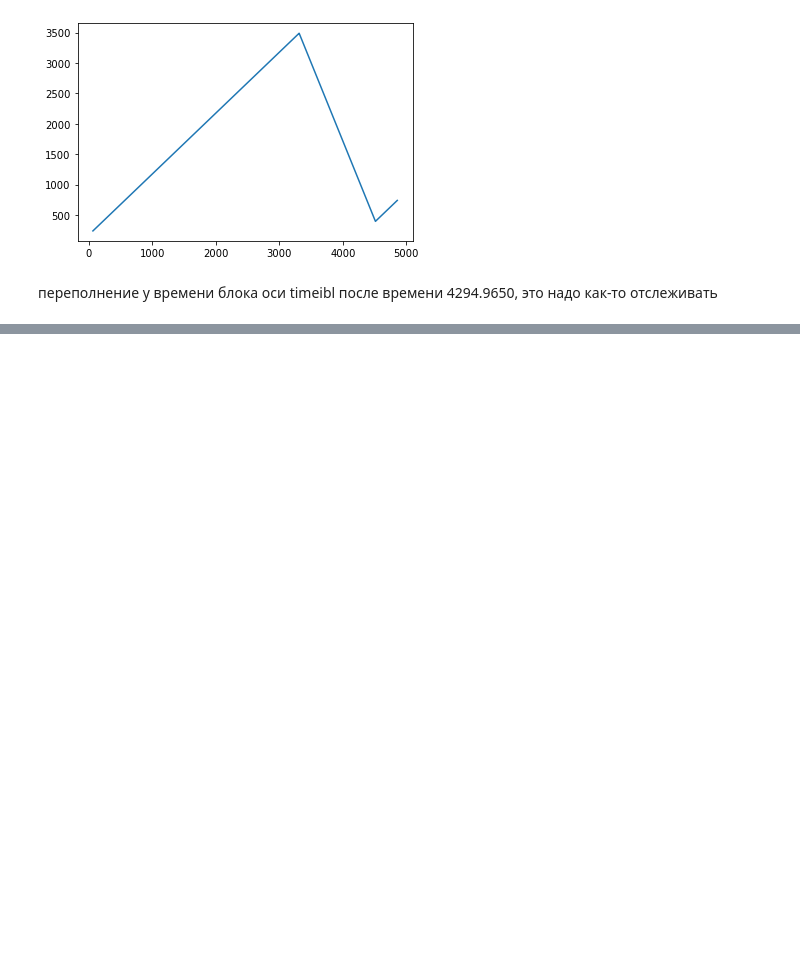
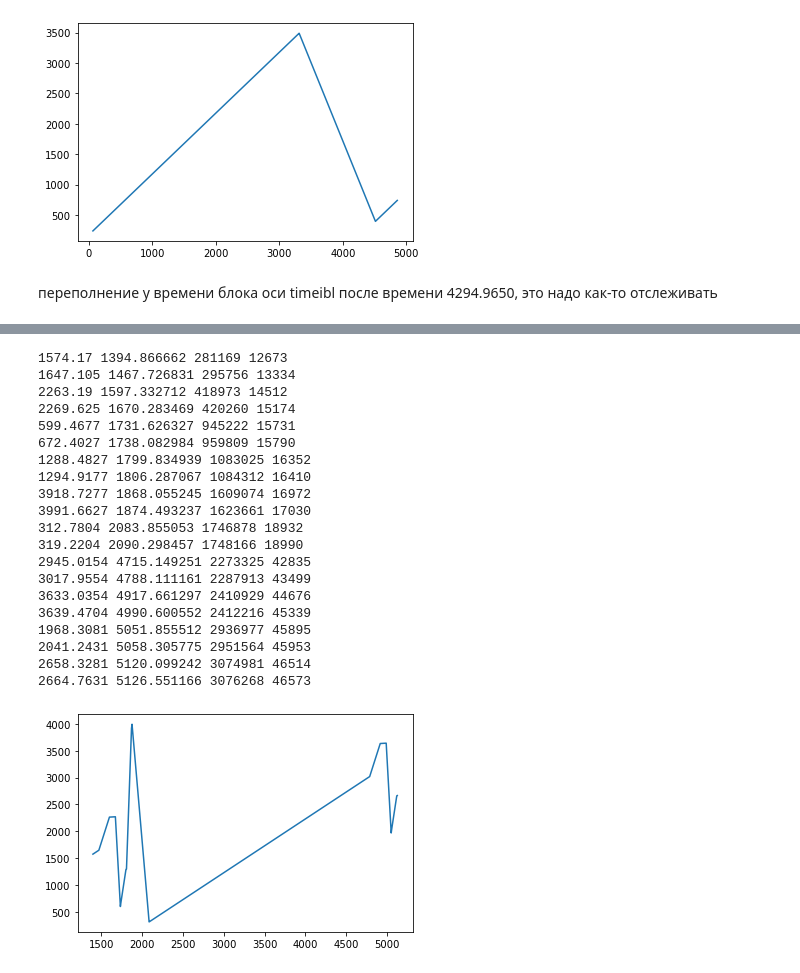
Before and after one commit to lubluchipsy/calibrovka, a Jupyter notebook: времена.ipynb, the cells around one changed output, grey strips where cells are left out. Saved outputs shown, nothing was run; the diff lists cells and outputs as text; code cells hidden in the pictures; blank space fills up the shorter version.

```diff
--- a/времена.ipynb
+++ b/времена.ipynb
@@ -205,0 +193,2 @@ plt.plot(time1, timeibl)
+# %%
+points2 = find_points(omegaX_ibl, omega_2, 10, 1000)  #limit нужно ставить больше 500, потому что там неортогональности от z
@@ -205,0 +208,33 @@ plt.plot(time1, timeibl)
+# %%
+timeibl2 = []
+time2 = []
+for i in range(len(points2)):
+    timeibl2.append(time_ibl[points2[i][0]])
+    time2.append(time_2[points2[i][1]])
+    print(time_ibl[points2[i][0]], time_2[points2[i][1]], points2[i][0], points2[i][11])
+
+plt.figure()
+plt.plot(time2, timeibl2)
+plt.show()
+# %% [output]
+1574.17 1394.866662 281169 12673
+1647.105 1467.726831 295756 13334
+2263.19 1597.332712 418973 14512
+2269.625 1670.283469 420260 15174
+599.4677 1731.626327 945222 15731
+672.4027 1738.082984 959809 15790
+1288.4827 1799.834939 1083025 16352
+1294.9177 1806.287067 1084312 16410
+3918.7277 1868.055245 1609074 16972
+3991.6627 1874.493237 1623661 17030
+312.7804 2083.855053 1746878 18932
+319.2204 2090.298457 1748166 18990
+2945.0154 4715.149251 2273325 42835
+3017.9554 4788.111161 2287913 43499
+3633.0354 4917.661297 2410929 44676
+3639.4704 4990.600552 2412216 45339
+1968.3081 5051.855512 2936977 45895
+2041.2431 5058.305775 2951564 45953
+2658.3281 5120.099242 3074981 46514
+2664.7631 5126.551166 3076268 46573
+[figure, added]
```
Also changed, not shown: parts of 6 cells of this notebook.
